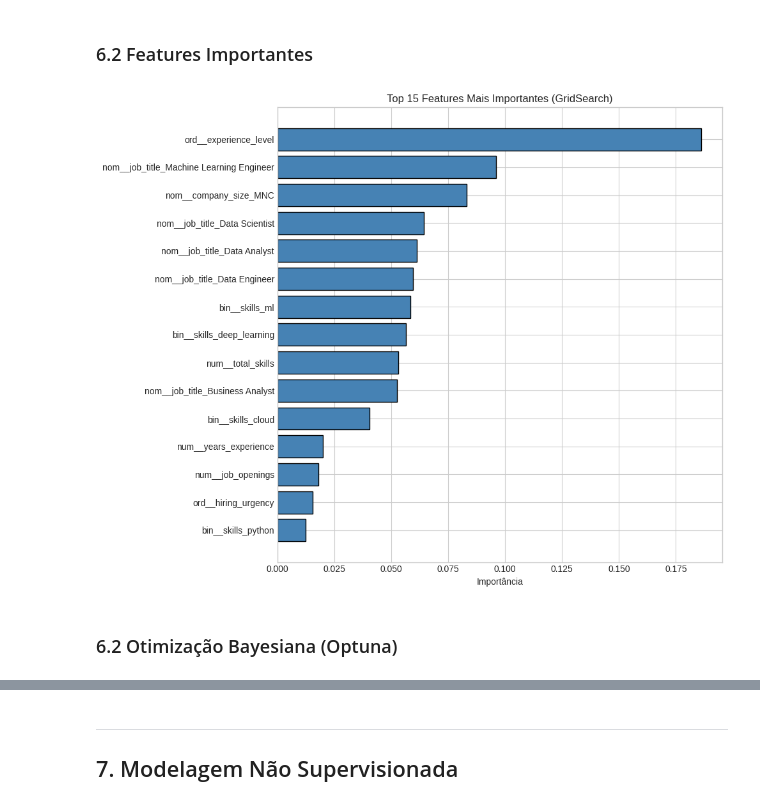
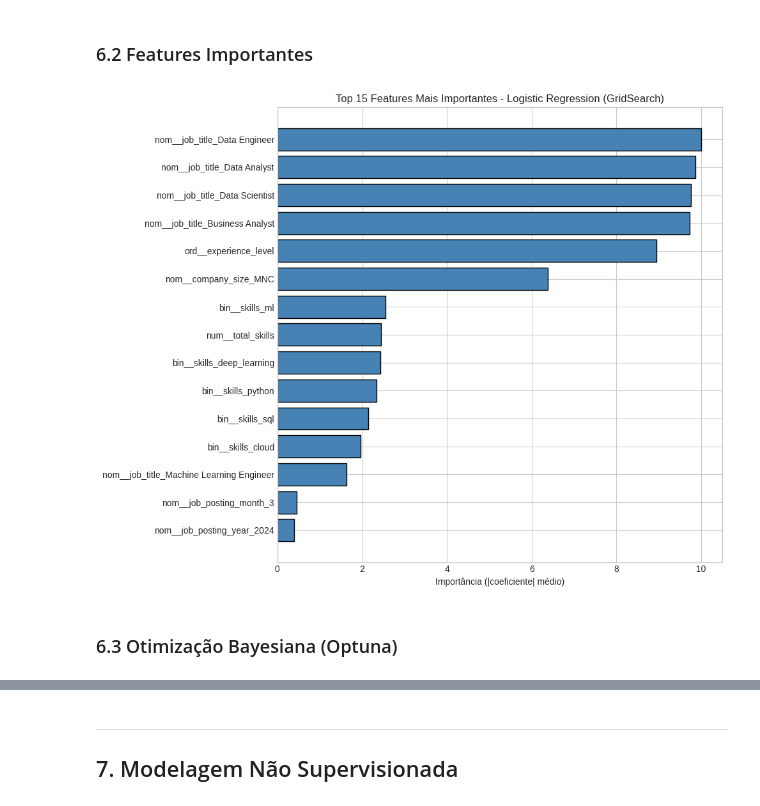
Before and after one commit to JaumGabriell/testesC318, a Jupyter notebook: notebooks/main_analysis.ipynb, the cells around one changed output, grey strips where cells are left out. Drawn from its saved outputs; the diff is of its cells as text; code cells hidden in the pictures.

```diff
--- a/notebooks/main_analysis.ipynb
+++ b/notebooks/main_analysis.ipynb
@@ -1191,17 +1191,16 @@ AUC Macro: 0.9980
 
 # Grid REDUZIDO para ≤10 combinações (máximo 50 fits com 5 folds)
 # Conforme limite explícito do enunciado: "teto de 50 avaliações"
-param_grid = {
-    'classifier__n_estimators': [100, 200],        # 2 valores
-    'classifier__max_depth': [10, 20],             # 2 valores
-    'classifier__max_features': [0.5, 1.0]         # 2 valores
+param_grid_lr = {
+    'classifier__C': [0.01, 0.1, 1, 10],        # 4 valores (contínuo)
+    'classifier__penalty': ['l2'],              # 1 valor
+    'classifier__solver': ['lbfgs', 'saga']     # 2 valores
 }
-# Total: 2 × 2 × 2 = 8 combinações × 5 folds = 40 fits (< 50)
+# Total: 4 × 1 × 2 = 8 combinações × 5 folds = 40 fits (< 50)
 
-# Pipeline com preprocessador NOVO + modelo
-pipeline_rf = Pipeline([
+pipeline_lr = Pipeline([
     ('preprocessor', create_preprocessor()),
-    ('classifier', RandomForestClassifier(random_state=SEED, n_jobs=-1))
+    ('classifier', LogisticRegression(random_state=SEED, max_iter=1000))
 ])
 
 n_combinations = 2 * 2 * 2
@@ -1215,8 +1214,8 @@ print(f"Total de fits (com 5-fold CV): {n_fits} (≤50 conforme enunciado)")
 grid_start = time.time()
 
 grid_search = GridSearchCV(
-    estimator=pipeline_rf,
-    param_grid=param_grid,
+    estimator=pipeline_lr,
+    param_grid=param_grid_lr,
     cv=StratifiedKFold(n_splits=5, shuffle=True, random_state=SEED),
     scoring='f1_macro',
     verbose=1,
@@ -1256,19 +1255,19 @@ Melhor F1-macro (CV): 0.9556
 # Avaliar modelo otimizado
 # O best_estimator_ é um Pipeline completo (preprocessor + classifier)
 # Deve receber dados RAW, não preprocessados!
-best_rf_pipeline = grid_search.best_estimator_
+best_lr_pipeline = grid_search.best_estimator_
 
 # Avaliar pipeline completo com dados RAW (apenas treino/validação)
-best_rf_results = evaluate_model(
-    best_rf_pipeline,
+best_lr_results = evaluate_model(
+    best_lr_pipeline,
     X_train,           # Dados RAW, não X_train_processed!
     X_validation,      # Dados RAW, não X_validation_processed!
     y_train,
     y_validation,
-    'Random Forest (Otimizado via GridSearch)'
+    'Logistic Regression (Otimizado via GridSearch)'
 )
 
 # Extrair apenas o classifier para uso posterior (com dados já preprocessados)
-best_rf_model = best_rf_pipeline.named_steps['classifier']
+best_lr_model = best_lr_pipeline.named_steps['classifier']
 # %% [output]
 ==================================================
@@ -1295,27 +1294,30 @@ Modelo salvo em: models/best_random_forest.joblib
 ### 6.2 Features Importantes
 # %%
 # Obter nomes das features usando o preprocessor DO PIPELINE (consistência)
-pipeline_preprocessor = best_rf_pipeline.named_steps['preprocessor']
+pipeline_preprocessor = best_lr_pipeline.named_steps['preprocessor']
 feature_names = pipeline_preprocessor.get_feature_names_out()
 
-# Feature importance (best_rf_model é o classifier extraído do pipeline)
+# Coeficientes da Logistic Regression (multiclasse: média do valor absoluto)
+# best_lr_model é o classifier extraído do pipeline
+coef_abs_mean = np.abs(best_lr_model.coef_).mean(axis=0)
+
 importance_df = pd.DataFrame({
     'feature': feature_names,
-    'importance': best_rf_model.feature_importances_
+    'importance': coef_abs_mean
 }).sort_values('importance', ascending=False)
 
 # Top 15 features
 plt.figure(figsize=(10, 8))
 top_features = importance_df.head(15)
 plt.barh(top_features['feature'], top_features['importance'], color='steelblue', edgecolor='black')
-plt.xlabel('Importância')
-plt.title('Top 15 Features Mais Importantes (GridSearch)')
+plt.xlabel('Importância (|coeficiente| médio)')
+plt.title('Top 15 Features Mais Importantes - Logistic Regression (GridSearch)')
 plt.gca().invert_yaxis()
 plt.tight_layout()
-plt.savefig('../reports/feature_importance.png', dpi=150, bbox_inches='tight')
+plt.savefig('../reports/feature_importance_lr.png', dpi=150, bbox_inches='tight')
 plt.show()
 # %% [output]
-[figure, old version]
+[figure, new version]
 # %% [markdown]
-### 6.2 Otimização Bayesiana (Optuna)
+### 6.3 Otimização Bayesiana (Optuna)
 # %%
```
Also changed, not shown: parts of 17 cells of this notebook, 4 other files.
